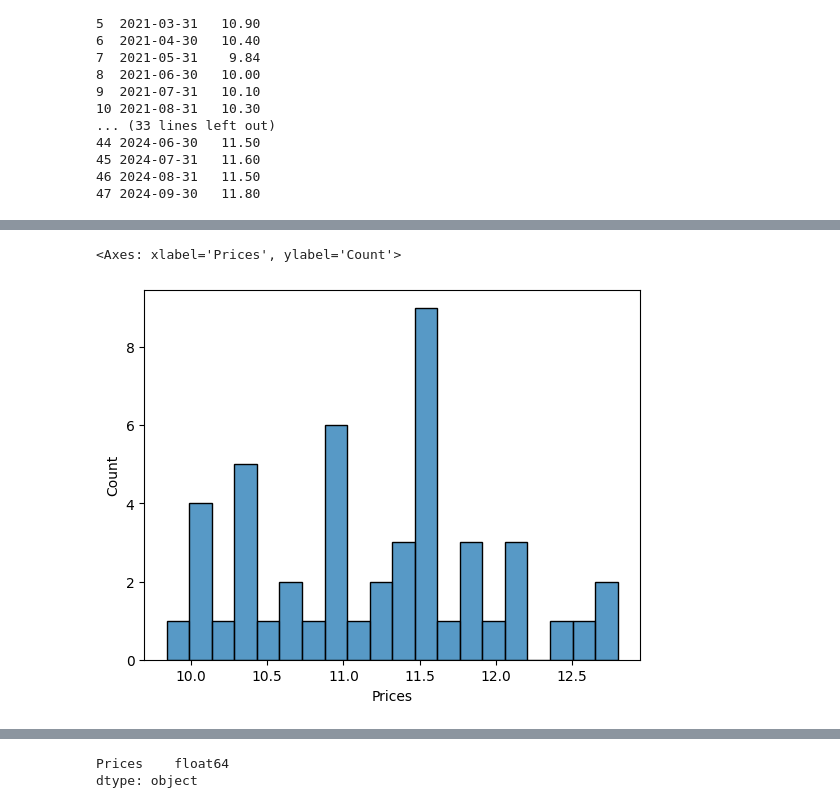
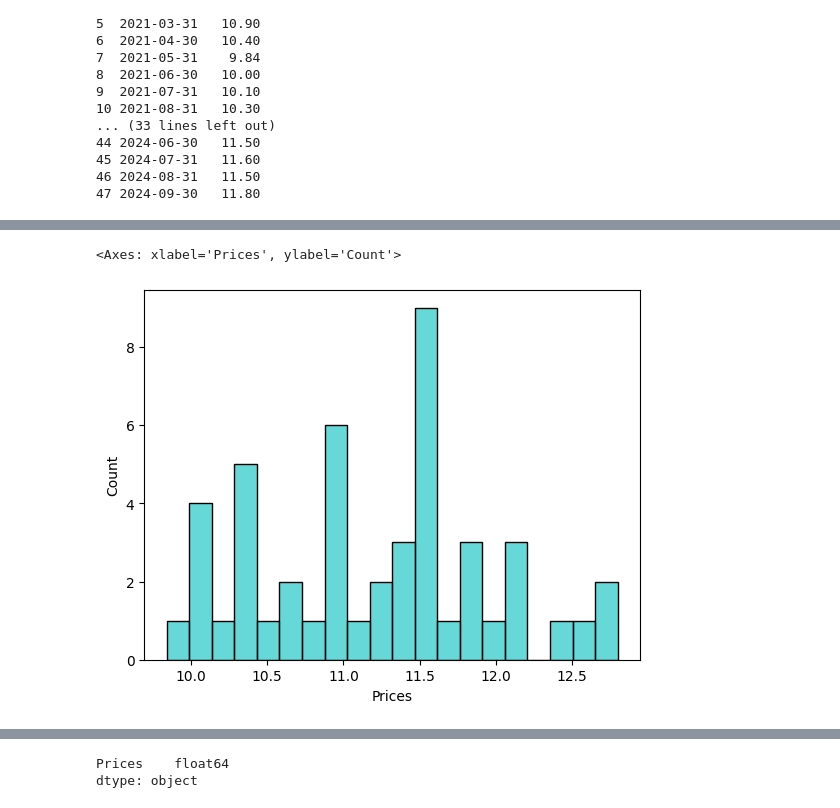
Before and after one commit to worldart/F_JP_QuantativeResearchTask_NaturalGas_TimeSeriesAnalysis202408, a Jupyter notebook: F_JP_QuantativeResearchTask_NaturalGas.ipynb, the cells around one changed output, grey strips where cells are left out. Saved outputs shown, nothing was run; the diff lists cells and outputs as text; code cells hidden in the pictures.

```diff
--- a/F_JP_QuantativeResearchTask_NaturalGas.ipynb
+++ b/F_JP_QuantativeResearchTask_NaturalGas.ipynb
@@ -168,8 +168,8 @@ plt.show()
 # %%
 
-sns.histplot(df['Prices'], bins=20)
+sns.histplot(df['Prices'], bins=20, color='c', alpha=0.6, edgecolor='black')
 # %% [output]
 <Axes: xlabel='Prices', ylabel='Count'>
-[figure, old version]
+[figure, new version]
 # %%
 
```
Also changed, not shown: parts of 4 cells of this notebook.
